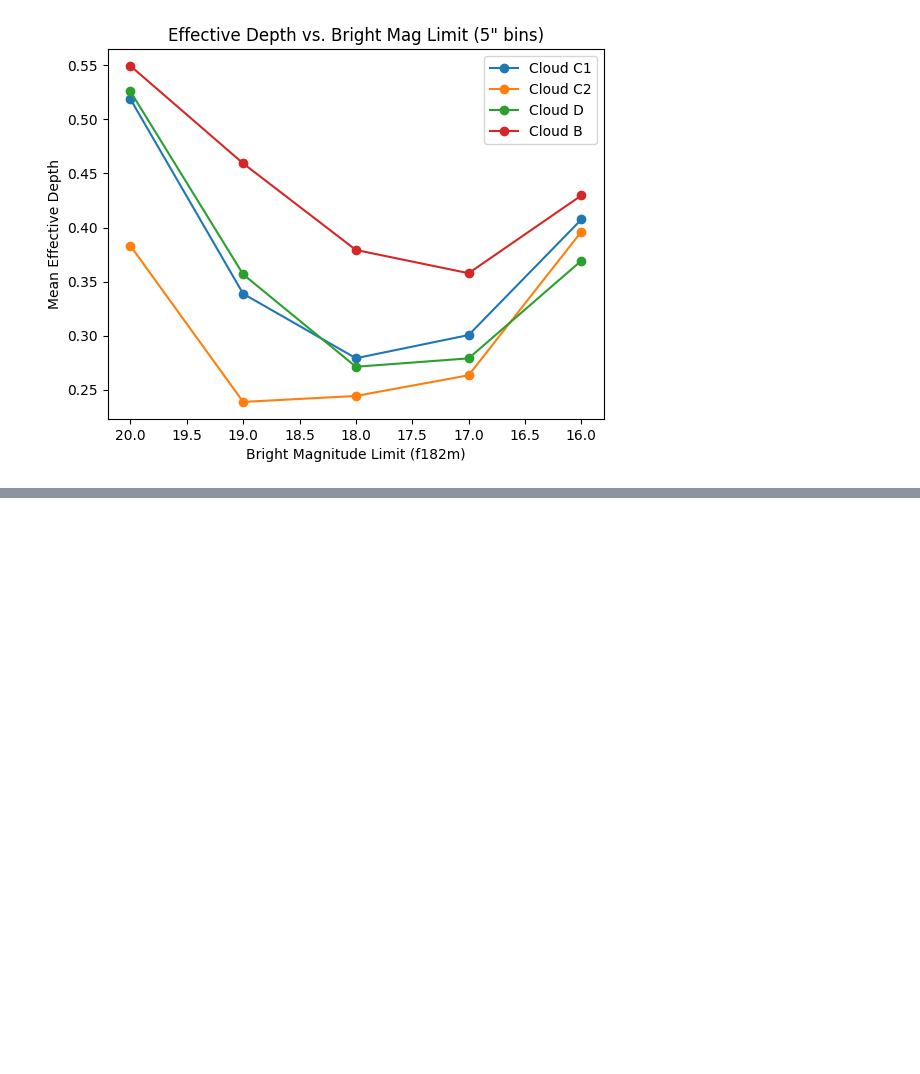
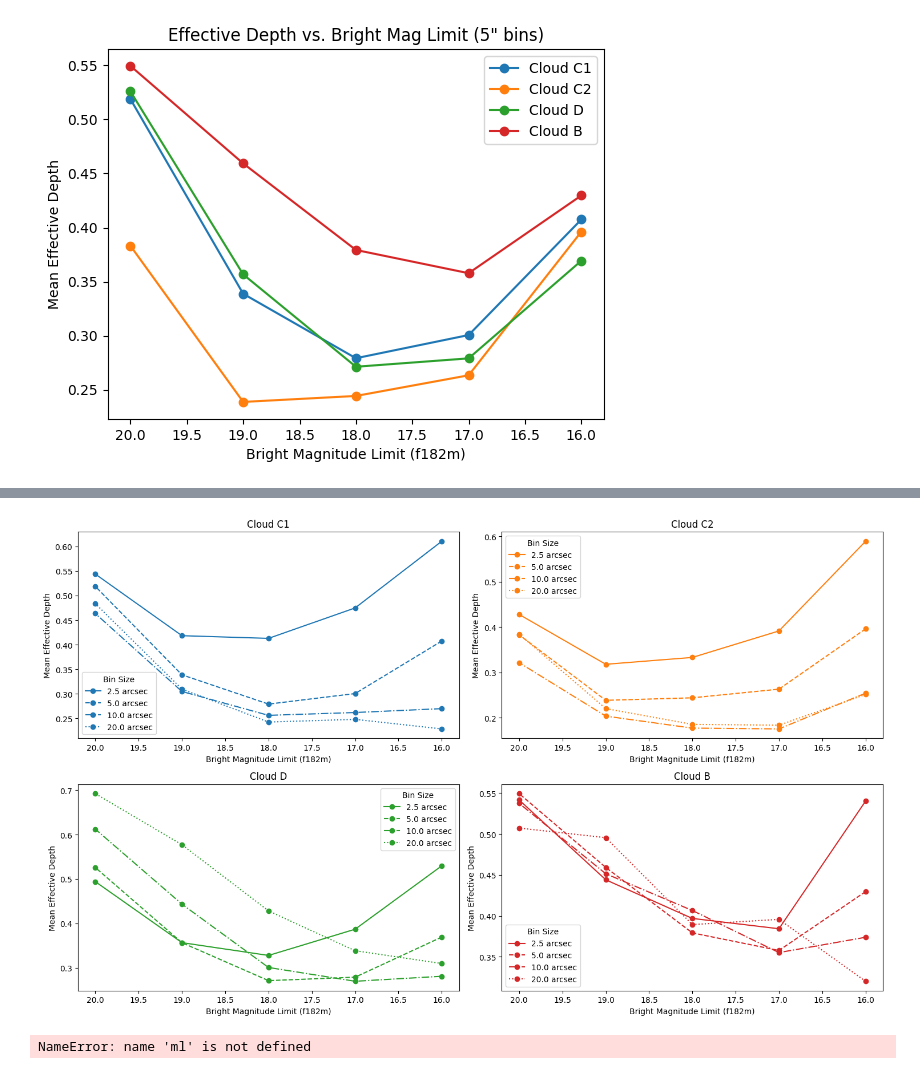
Before and after one commit to SpacialTree/dustridge-cd, a Jupyter notebook: notebooks/effective_depth.ipynb, the cells around one changed output, grey strips where cells are left out. Cells and saved outputs as stored; diff of their text form; code cells hidden in the pictures; blank space fills up the shorter version.

```diff
--- a/notebooks/effective_depth.ipynb
+++ b/notebooks/effective_depth.ipynb
@@ -1343,0 +1406,34 @@ plt.legend()
+# %%
+fig = plt.figure(figsize=(15,9))
+ax1 = plt.subplot(221)
+plt.gca().invert_xaxis()
+ax2 = plt.subplot(222)
+plt.gca().invert_xaxis()
+ax3 = plt.subplot(223)
+plt.gca().invert_xaxis()
+ax4 = plt.subplot(224)
+plt.gca().invert_xaxis()
+axes = [ax1, ax2, ax3, ax4]
+
+for i in range(len(dx)):
+    axes[0].plot(mag_limits, [depths_br[f'C1_{ml}_{dx[i]}'][0] for ml in mag_limits], marker='o', linestyle=linestyles[i], label=f'{dx[i]}', color='tab:blue')
+    axes[1].plot(mag_limits, [depths_br[f'C2_{ml}_{dx[i]}'][0] for ml in mag_limits], marker='o', linestyle=linestyles[i], label=f'{dx[i]}', color='tab:orange')
+    axes[2].plot(mag_limits, [depths_br[f'D_{ml}_{dx[i]}'][0] for ml in mag_limits], marker='o', linestyle=linestyles[i], label=f'{dx[i]}', color='tab:green')
+    axes[3].plot(mag_limits, [depths_br[f'B_{ml}_{dx[i]}'][0] for ml in mag_limits], marker='o', linestyle=linestyles[i], label=f'{dx[i]}', color='tab:red')
+plt.title('Effective Depth vs. Bright Mag Limit')
+for ax in axes:
+    ax.legend(title='Bin Size')
+    ax.set_xlabel('Bright Magnitude Limit (f182m)')
+    ax.set_ylabel('Mean Effective Depth')
+axes[0].set_title('Cloud C1')
+axes[1].set_title('Cloud C2')
+axes[2].set_title('Cloud D')
+axes[3].set_title('Cloud B')
+
+plt.tight_layout()
+# %% [output]
+[figure, added]
+# %%
+ml
+# %% [output]
+NameError: name 'ml' is not defined
```
Also changed, not shown: parts of 1 cell of this notebook.
